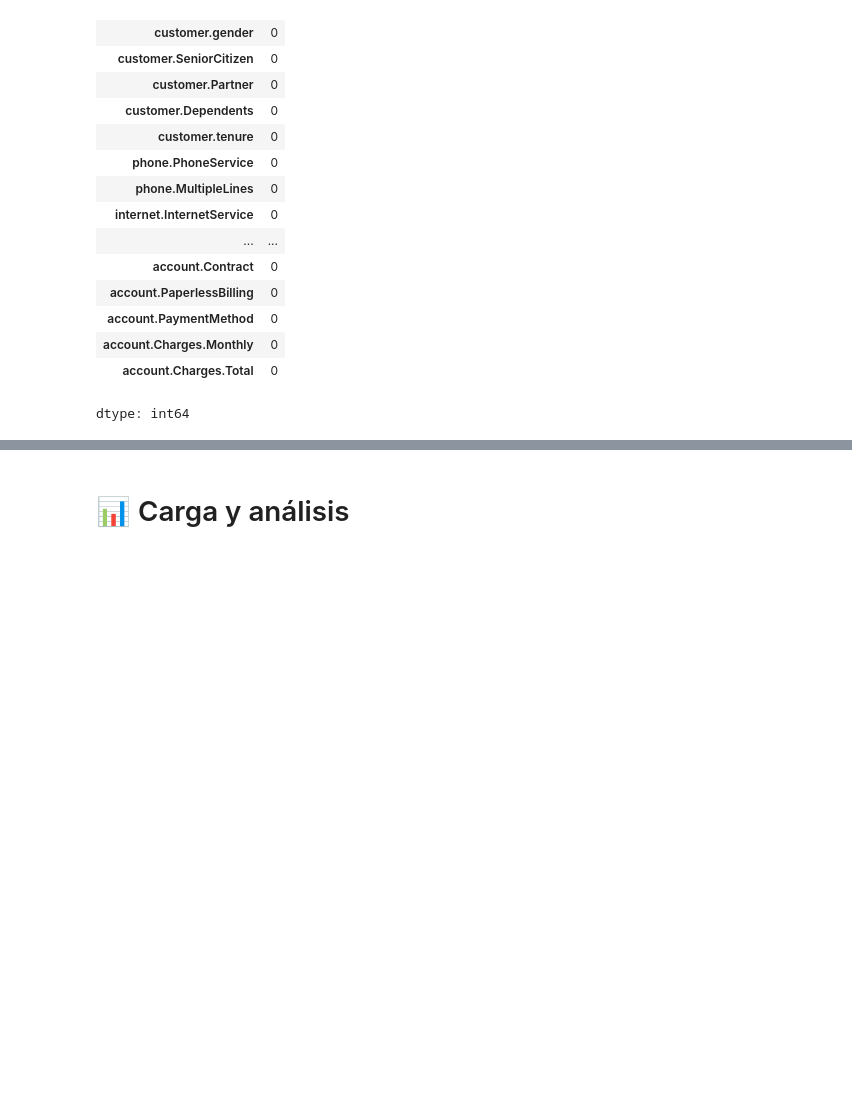
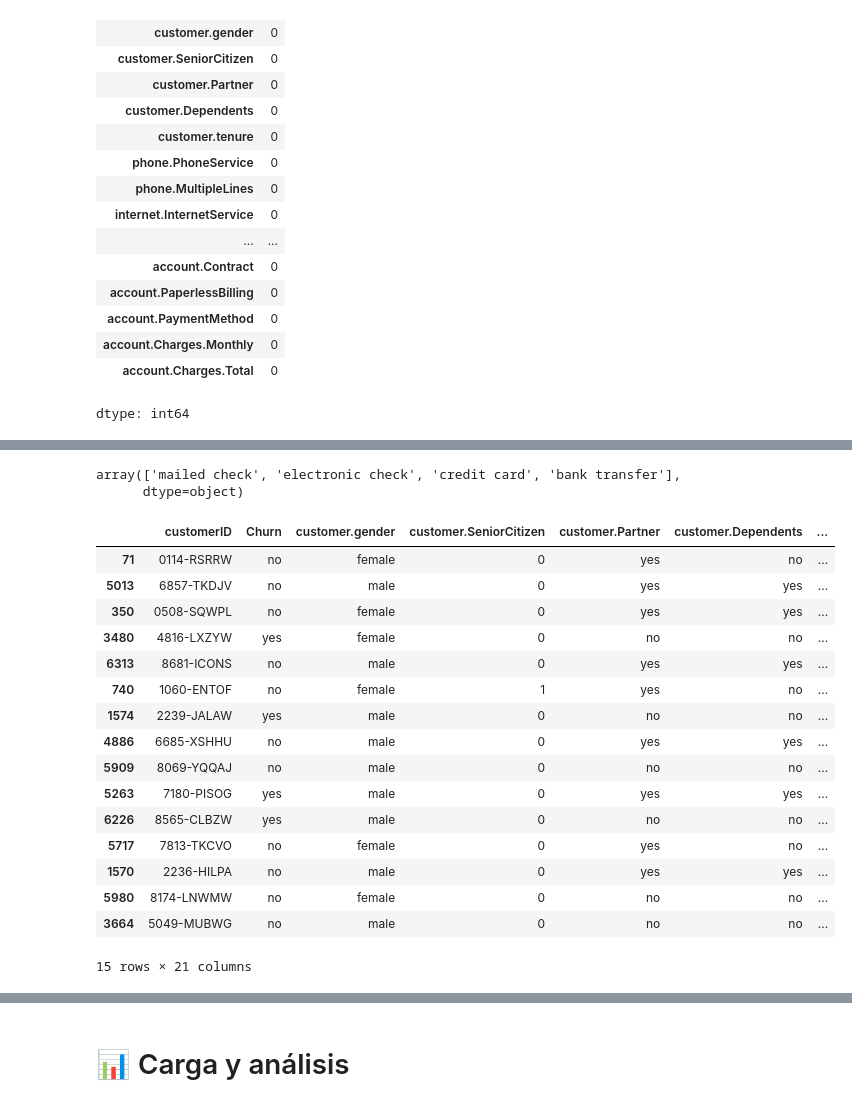
Before and after one commit to nxzK1/telecomX_Challenge, a Jupyter notebook: TelecomX_Challenge.ipynb, the cells around one changed output, grey strips where cells are left out. Cells and saved outputs as stored; diff of their text form; code cells hidden in the pictures; blank space fills up the shorter version.

```diff
--- a/TelecomX_Challenge.ipynb
+++ b/TelecomX_Challenge.ipynb
@@ -160,0 +296,3 @@ memory usage: 1.2+ MB
+# %%
+data_normalizada['Churn'] = data_normalizada['Churn'].replace('', 'Unknown', regex=True)
+data_normalizada.iloc[30]
@@ -181,0 +433,44 @@ dtype: int64
+# %%
+data_normalizada['Churn'] = data_normalizada['Churn'].str.lower()
+data_normalizada['customer.gender'] = data_normalizada['customer.gender'].str.lower()
+data_normalizada['customer.Partner'] = data_normalizada['customer.Partner'].str.lower()
+data_normalizada['customer.Dependents'] = data_normalizada['customer.Dependents'].str.lower()
+data_normalizada['phone.PhoneService'] = data_normalizada['phone.PhoneService'].str.lower()
+data_normalizada['phone.MultipleLines'] = data_normalizada['phone.MultipleLines'].str.lower()
+data_normalizada['internet.InternetService'] = data_normalizada['internet.InternetService'].str.lower()
+data_normalizada['internet.OnlineSecurity'] = data_normalizada['internet.OnlineSecurity'].str.lower()
+data_normalizada['internet.OnlineBackup'] = data_normalizada['internet.OnlineBackup'].str.lower()
+data_normalizada['internet.DeviceProtection'] = data_normalizada['internet.DeviceProtection'].str.lower()
+data_normalizada['internet.TechSupport'] = data_normalizada['internet.TechSupport'].str.lower()
+data_normalizada['internet.StreamingTV'] = data_normalizada['internet.StreamingTV'].str.lower()
+data_normalizada['internet.StreamingMovies'] = data_normalizada['internet.StreamingMovies'].str.lower()
+data_normalizada['account.Contract'] = data_normalizada['account.Contract'].str.lower()
+data_normalizada['account.PaperlessBilling'] = data_normalizada['account.PaperlessBilling'].str.lower()
+data_normalizada['account.PaymentMethod'] = data_normalizada['account.PaymentMethod'].str.lower()
+# %%
+data_normalizada['account.PaymentMethod'] = data_normalizada['account.PaymentMethod'].str.replace('\(.*?\)', '', regex=True).str.strip()
+data_normalizada['account.PaymentMethod'].unique()
+# %% [output]
+array(['mailed check', 'electronic check', 'credit card', 'bank transfer'],
+      dtype=object)
+# %%
+df_limpio = data_normalizada.copy()
+df_limpio.sample(15)
+# %% [output]
+|  | customerID | Churn | customer.gender | customer.SeniorCitizen | customer.Partner | customer.Dependents | ... |
+| 71 | 0114-RSRRW | no | female | 0 | yes | no | ... |
+| 5013 | 6857-TKDJV | no | male | 0 | yes | yes | ... |
+| 350 | 0508-SQWPL | no | female | 0 | yes | yes | ... |
+| 3480 | 4816-LXZYW | yes | female | 0 | no | no | ... |
+| 6313 | 8681-ICONS | no | male | 0 | yes | yes | ... |
+| 740 | 1060-ENTOF | no | female | 1 | yes | no | ... |
+| 1574 | 2239-JALAW | yes | male | 0 | no | no | ... |
+| 4886 | 6685-XSHHU | no | male | 0 | yes | yes | ... |
+| 5909 | 8069-YQQAJ | no | male | 0 | no | no | ... |
+| 5263 | 7180-PISOG | yes | male | 0 | yes | yes | ... |
+| 6226 | 8565-CLBZW | yes | male | 0 | no | no | ... |
+| 5717 | 7813-TKCVO | no | female | 0 | yes | no | ... |
+| 1570 | 2236-HILPA | no | male | 0 | yes | yes | ... |
+| 5980 | 8174-LNWMW | no | female | 0 | no | no | ... |
+| 3664 | 5049-MUBWG | no | male | 0 | no | no | ... |
+15 rows × 21 columns
```
Also changed, not shown: parts of 34 cells of this notebook.
